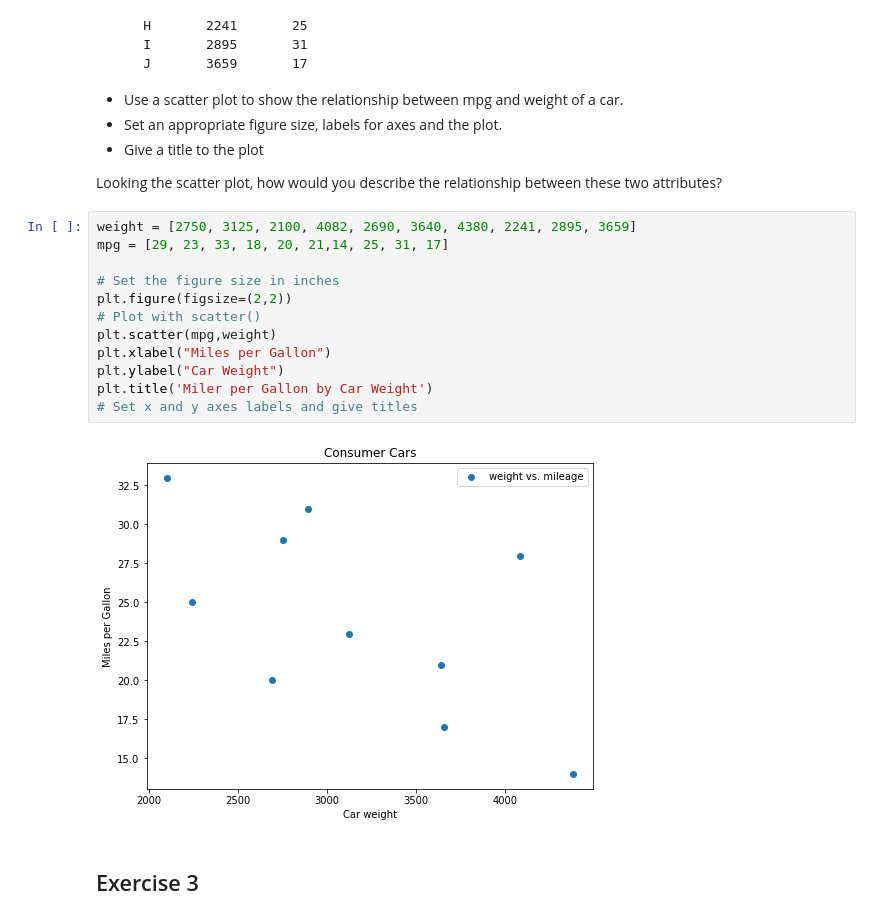
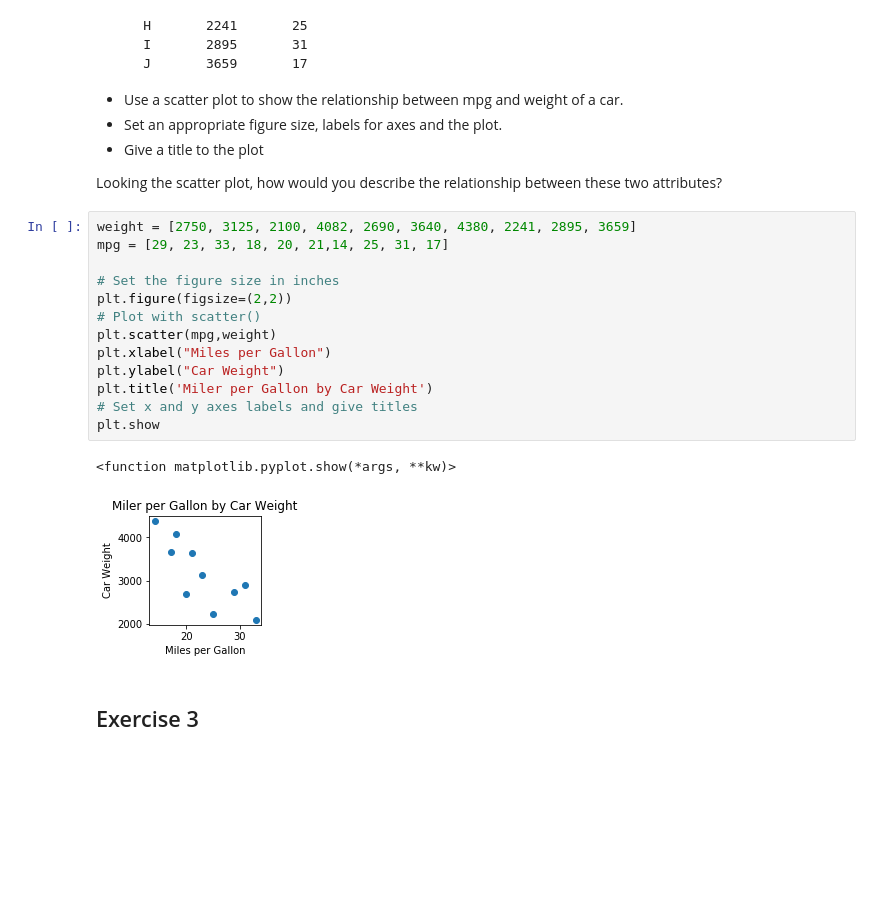
Before and after one commit to oh-hyun-joo/dsc-0-01-22-visualizing-data-lab-online-ds-pt-100118, a Jupyter notebook: index.ipynb, the cells around one changed output. Cells and saved outputs as stored; diff of their text form; blank space fills up the shorter version.

```diff
--- a/index.ipynb
+++ b/index.ipynb
@@ -67,17 +67,19 @@ Looking the scatter plot, how would you describe the relationship between these
 # %%
 weight = [2750, 3125, 2100, 4082, 2690, 3640, 4380, 2241, 2895, 3659]
 mpg = [29, 23, 33, 18, 20, 21,14, 25, 31, 17]
 
 # Set the figure size in inches
 plt.figure(figsize=(2,2))
 # Plot with scatter()
 plt.scatter(mpg,weight)
 plt.xlabel("Miles per Gallon")
 plt.ylabel("Car Weight")
 plt.title('Miler per Gallon by Car Weight')
 # Set x and y axes labels and give titles
+plt.show
 # %% [output]
+<function matplotlib.pyplot.show(*args, **kw)>
-[figure, old version]
+[figure, new version]
 # %% [markdown]
 ## Exercise 3
 # %% [markdown]
```
